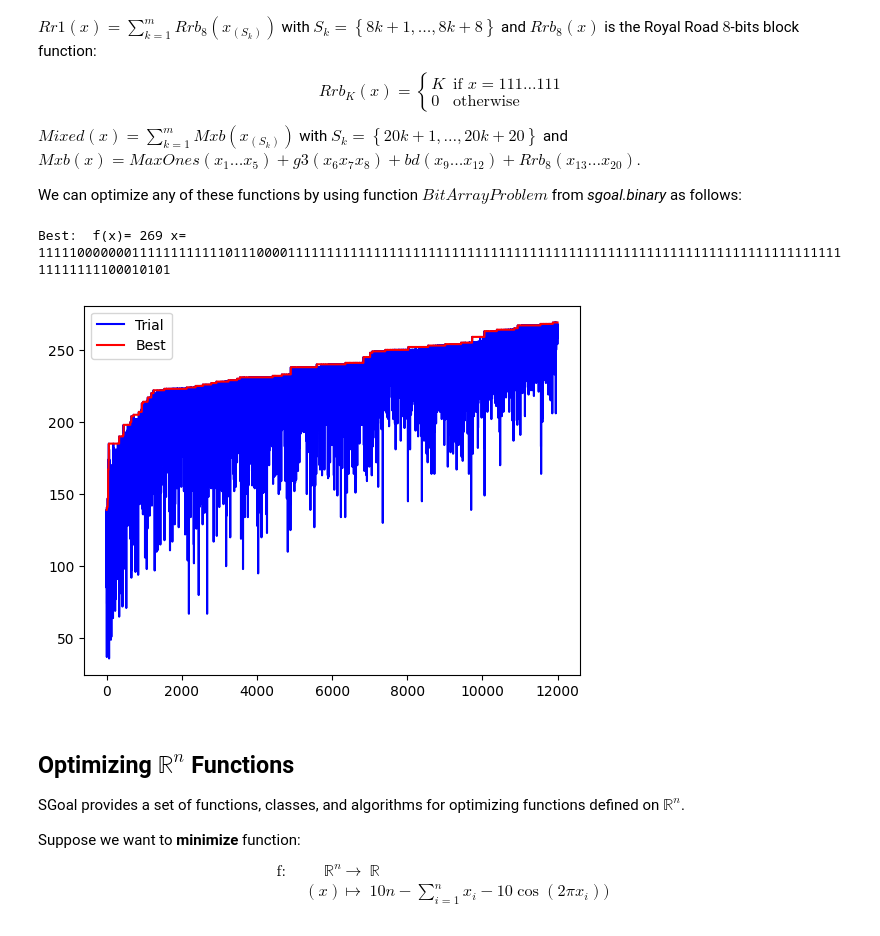
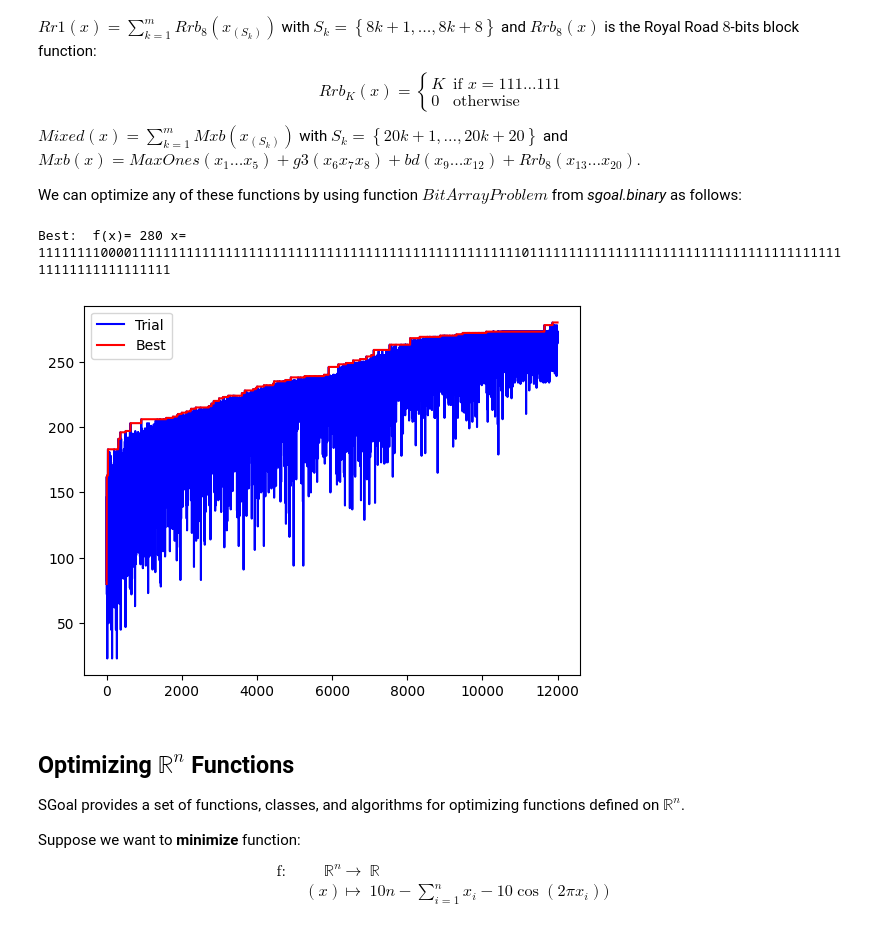
Before and after one commit to jgomezpe/sgoal, a Jupyter notebook: sgoal.ipynb, the cells around one changed output. Saved outputs shown, nothing was run; the diff lists cells and outputs as text; code cells hidden in the pictures.

```diff
--- a/sgoal.ipynb
+++ b/sgoal.ipynb
@@ -161,39 +171,54 @@ $Mixed\left(x\right)={\displaystyle \sum_{k=1}^{m}}Mxb\left(x_{\left(S_k\right)}
 
 We can optimize any of these functions by using function $BitArrayProblem$ from <i>sgoal.binary</i> as follows:
 # %%
-from sgoal.binary import BitArrayProblem
+from mpl_toolkits import mplot3d
+import numpy as np
+import matplotlib.pyplot as plt
+
+from sgoal.binary import Binary
+from sgoal.binary import BinaryTestProblem
+from sgoal.hc import BinaryHC
+from sgoal.chavela import BinaryCHAVELA
+from sgoal.ga import BinaryGGA
+from sgoal.ga import BinarySSGA
+from sgoal.gabo import GABO
+from sgoal.hc import RMHC
+from sgoal.gsc1 import GS1
+from sgoal.gsc1 import GSC1
+from sgoal.core import PROBLEM
+from sgoal.core import run
 
 D = 120 # Length of the bit array
 name = ['MaxOnes','GD3','GBD4','RR1','RR2','Mixed']
+EVALS = 100*D # Maximum number of objective function evaluations
 F = 5 # Problem to solve
-PR = BitArrayProblem(name[F], D) # Problem to solve
+TRACE = True # We want to trace the algorithm
+PR = BinaryTestProblem(name[F], D, EVALS, TRACE) # Problem to solve
 
 ########## 3. RUN SGOAL #########
 # Each one of the possible SGoals
-ALG = [BitArrayHC, RMHC, GGS1, GGSC1, GABO, GABO2, BitArrayGGA, BitArraySSGA, BitArrayCHAVELA]
-K = 8 # SGoal to be tested (use a value between 0 and 8 to try other SGoals)
+ALG = [BinaryHC, RMHC, GS1, GSC1, GABO, BinaryGGA, BinarySSGA, BinaryCHAVELA]
+K = 7 # SGoal to be tested (use a value between 0 and 7 to try other SGoals)
 alg = ALG[K](PR)
-MAXEVALS = 100*D # Maximum number of objective function evaluations
-TRACE = True # We want to trace the algorithm
-results = alg.run(MAXEVALS, TRACE)
+results = run(alg)
 x = results['x'] # Best solution
 fx = results['f'] # Best function value
 # Just for printing purposes
 s = ''
 for v in x:
   s += '1' if(v==1) else '0'
 print('Best:', ' f(x)=', fx, 'x=', s)
 # Since we set trace to True we can get some additional information
-y = results['trace'] # Value of the i-th function evaluation
-z = results['besttrace'] # Value of the best function evaluation up to the i-th evaluation
+y = alg['trace']['f'] # Value of the i-th function evaluation
+z = alg['trace']['best'] # Value of the i-th best value
 idx = [i for i in range(len(y))] # Evaluation
 plt.plot(idx,y,label='Trial', color='blue')
 plt.plot(idx,z, label='Best', color='red')
 plt.legend()
 plt.show()
 # %% [output]
-Best:  f(x)= 269 x= 111110000000111111111111011100001111111111111111111111111111111111111111111111111111111111111111111111111111111100010101
+Best:  f(x)= 280 x= 111111110000111111111111111111111111111111111111111111111111110111111111111111111111111111111111111111111111111111111111
-[figure, old version]
+[figure, new version]
 # %% [markdown]
 ## Optimizing $\mathbb{R}^n$ Functions
 SGoal provides a set of functions, classes, and algorithms for optimizing functions defined on $\mathbb{R}^n$.
```
Also changed, not shown: parts of 11 cells of this notebook.
